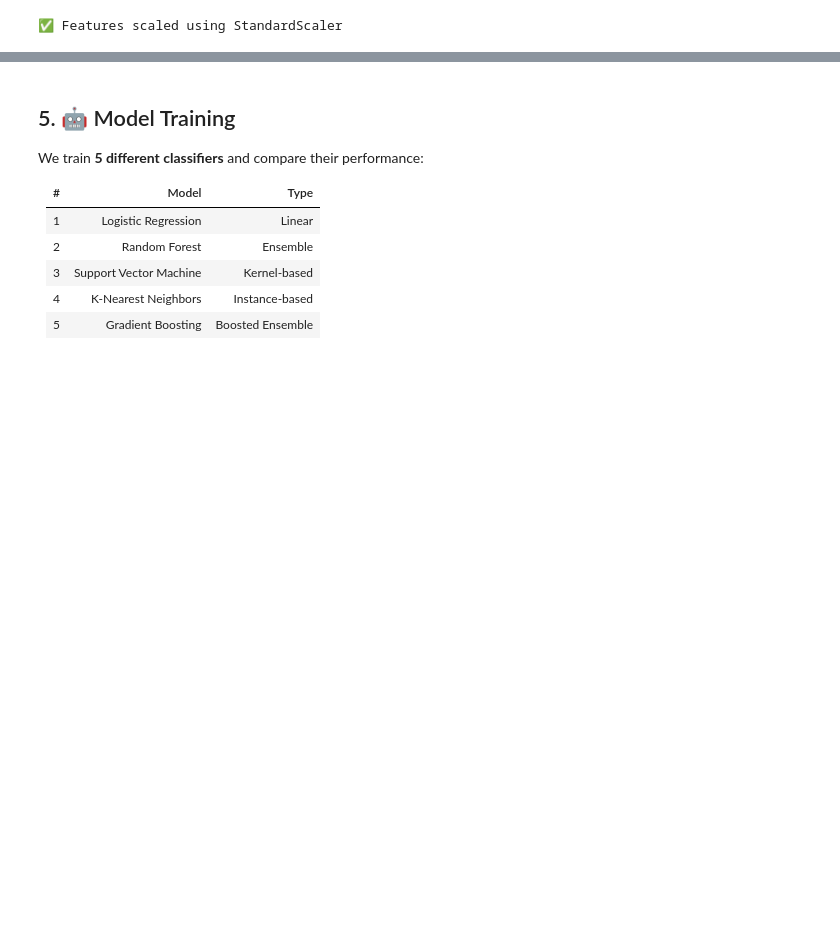
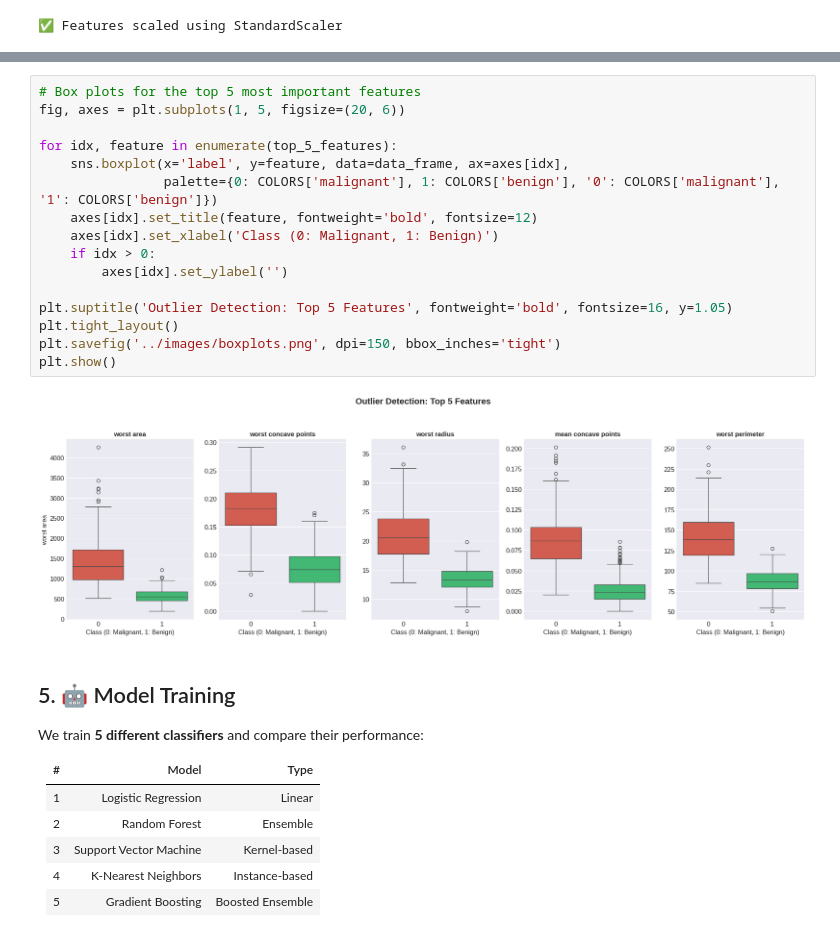
Before and after one commit to adityawork365-commits/Breast_Cancer_Prediction_Engine, a Jupyter notebook: notebooks/breast_cancer_prediction.ipynb, the cells around one changed output, grey strips where cells are left out. Drawn from its saved outputs; the diff is of its cells as text; blank space fills up the shorter version.

```diff
--- a/notebooks/breast_cancer_prediction.ipynb
+++ b/notebooks/breast_cancer_prediction.ipynb
@@ -237,3 +306,21 @@ print("✅ Features scaled using StandardScaler")
+# %%
+# Box plots for the top 5 most important features
+fig, axes = plt.subplots(1, 5, figsize=(20, 6))
+
+for idx, feature in enumerate(top_5_features):
+    sns.boxplot(x='label', y=feature, data=data_frame, ax=axes[idx],
+                palette={0: COLORS['malignant'], 1: COLORS['benign'], '0': COLORS['malignant'], '1': COLORS['benign']})
+    axes[idx].set_title(feature, fontweight='bold', fontsize=12)
+    axes[idx].set_xlabel('Class (0: Malignant, 1: Benign)')
+    if idx > 0:
+        axes[idx].set_ylabel('')
+
+plt.suptitle('Outlier Detection: Top 5 Features', fontweight='bold', fontsize=16, y=1.05)
+plt.tight_layout()
+plt.savefig('../images/boxplots.png', dpi=150, bbox_inches='tight')
+plt.show()
+# %% [output]
+[figure, added]
 # %% [markdown]
 ## 5. 🤖 Model Training
 
```
Also changed, not shown: parts of 3 cells of this notebook, 4 other files.
